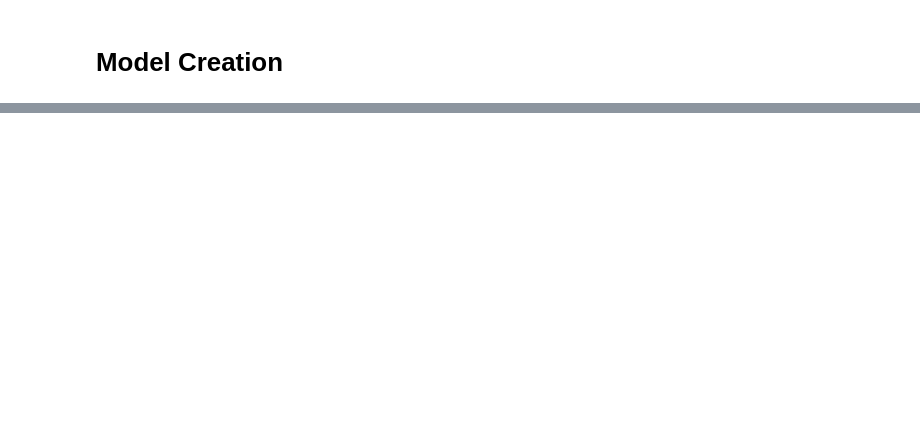
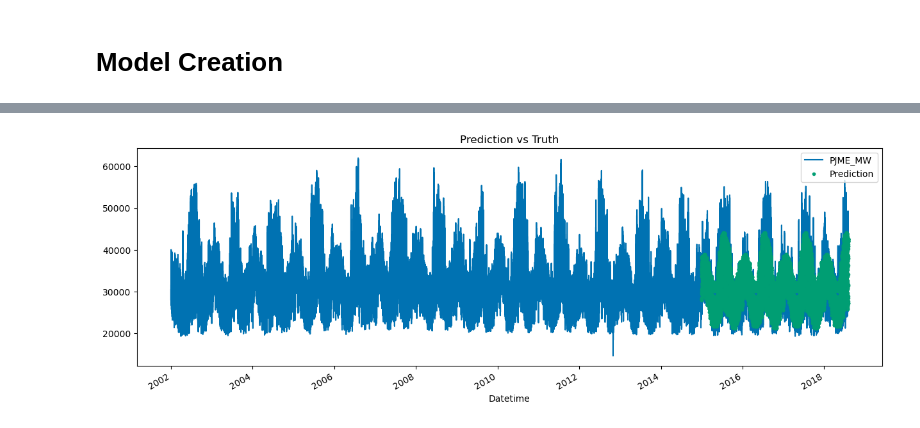
Before and after one commit to MostValue/fast-ai, a Jupyter notebook: personal_notes/notes/time-series-XGBoost.ipynb, the cells around one changed output, grey strips where cells are left out. Saved outputs shown, nothing was run; the diff lists cells and outputs as text; code cells hidden in the pictures; blank space fills up the shorter version.

```diff
--- a/personal_notes/notes/time-series-XGBoost.ipynb
+++ b/personal_notes/notes/time-series-XGBoost.ipynb
@@ -194,0 +219,13 @@ y_test = test[TARGET]
+# %%
+# predict on test data
+test['prediction'] = reg.predict(X_test)
+# %%
+# merging with the df and the test dataset
+df = df.merge(test[['prediction']], how='left', left_index=True, right_index=True)
+# %%
+ax = df[['PJME_MW']].plot(figsize=(15,5))
+df['prediction'].plot(ax=ax, style='.', label='Prediction')
+plt.legend(loc="upper right")
+ax.set_title('Prediction vs Truth');
+# %% [output]
+[figure, added]
```
Also changed, not shown: parts of 29 cells of this notebook.
